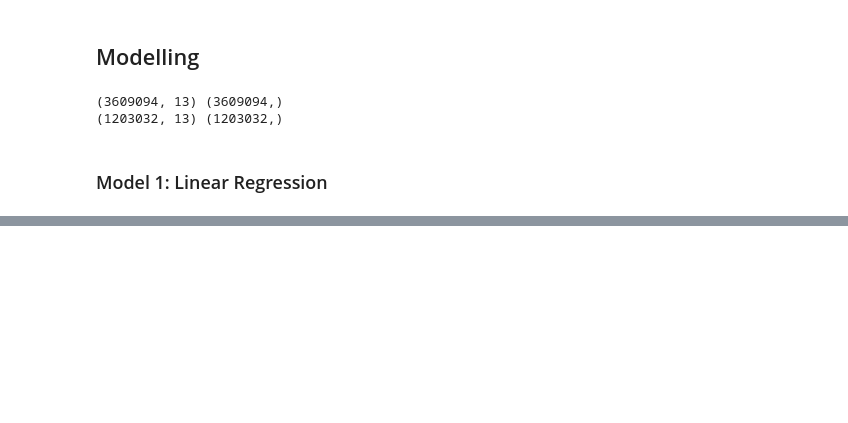
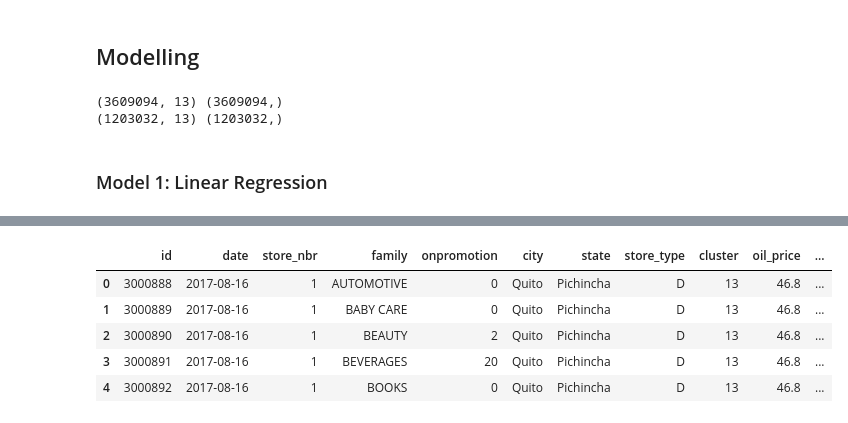
Before and after one commit to kbay9/Retail_Sales_Price_Prediction, a Jupyter notebook: sales_prediction.ipynb, the cells around one changed output, grey strips where cells are left out. Cells and saved outputs as stored; diff of their text form; code cells hidden in the pictures; blank space fills up the shorter version.

```diff
--- a/sales_prediction.ipynb
+++ b/sales_prediction.ipynb
@@ -2021,0 +2347,4 @@ print(X_test.shape, y_test.shape)
+# %%
+# Getting missing dates
+missing_oil_dates = set(expected_test_days.date) - set(oil_data["date"].unique())
+missing_oil_dates
@@ -2021,0 +2356,7 @@ print(X_test.shape, y_test.shape)
+# %%
+# Adding the  missing oil dates to the main dataframe
+oil_dates_add = pd.DataFrame(missing_oil_dates, columns = ["date"])
+oil_data = pd.concat([oil_data, oil_dates_add], ignore_index=True)
+oil_data["date"] = pd.to_datetime(oil_data["date"])
+oil_data = oil_data.sort_values(by = ["date"], ignore_index = True)
+oil_data.head()
@@ -2021,0 +2370,5 @@ print(X_test.shape, y_test.shape)
+# %%
+# Filling nulls with forward fill and backfill
+oil_data = oil_data.ffill().bfill()
+oil_data["date"] = pd.to_datetime(oil_data["date"]).dt.date
+oil_data
@@ -2021,0 +2389,6 @@ print(X_test.shape, y_test.shape)
+# %%
+# Merging the train data with the other dataframes
+merged_test_data = pd.merge(test_data, stores_data) # with the stores data
+merged_test_data = pd.merge(merged_test_data, oil_data) # with the oil data
+merged_test_data = pd.merge(merged_test_data, holidays_events, on = "date") # with holidays & events data
+merged_test_data.info()
@@ -2021,0 +2413,14 @@ print(X_test.shape, y_test.shape)
+# %%
+# Renaming confusing column names
+merged_test_data.rename(columns = {"type_x":"store_type",
+                                   "type_y":"holiday_type",
+                                   "dcoilwtico":"oil_price"},
+                        inplace = True)
+merged_test_data.head()
+# %% [output]
+|  | id | date | store_nbr | family | onpromotion | city | state | store_type | cluster | oil_price | ... |
+| 0 | 3000888 | 2017-08-16 | 1 | AUTOMOTIVE | 0 | Quito | Pichincha | D | 13 | 46.8 | ... |
+| 1 | 3000889 | 2017-08-16 | 1 | BABY CARE | 0 | Quito | Pichincha | D | 13 | 46.8 | ... |
+| 2 | 3000890 | 2017-08-16 | 1 | BEAUTY | 2 | Quito | Pichincha | D | 13 | 46.8 | ... |
+| 3 | 3000891 | 2017-08-16 | 1 | BEVERAGES | 20 | Quito | Pichincha | D | 13 | 46.8 | ... |
+| 4 | 3000892 | 2017-08-16 | 1 | BOOKS | 0 | Quito | Pichincha | D | 13 | 46.8 | ... |
```
Also changed, not shown: parts of 58 cells of this notebook, 1 other file.
